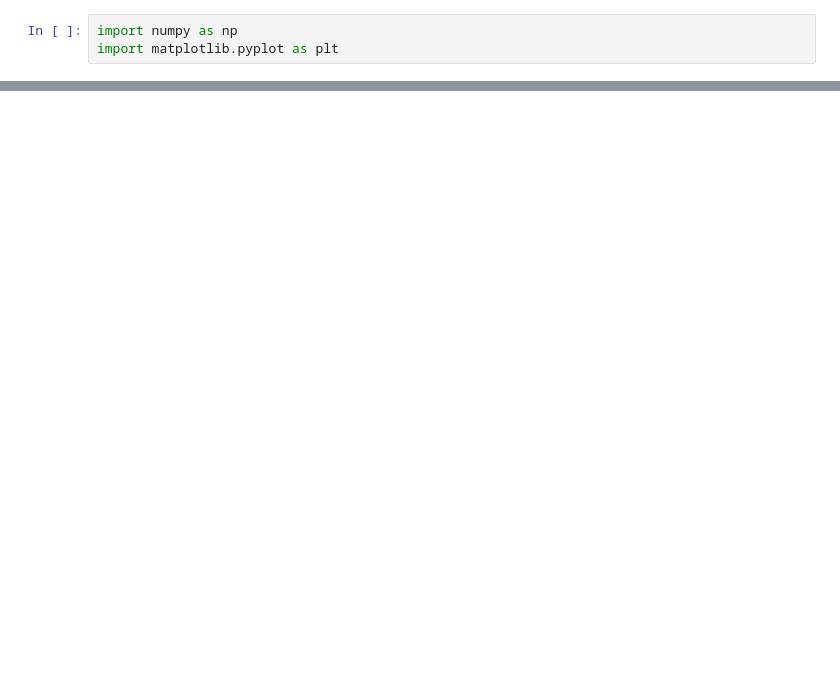
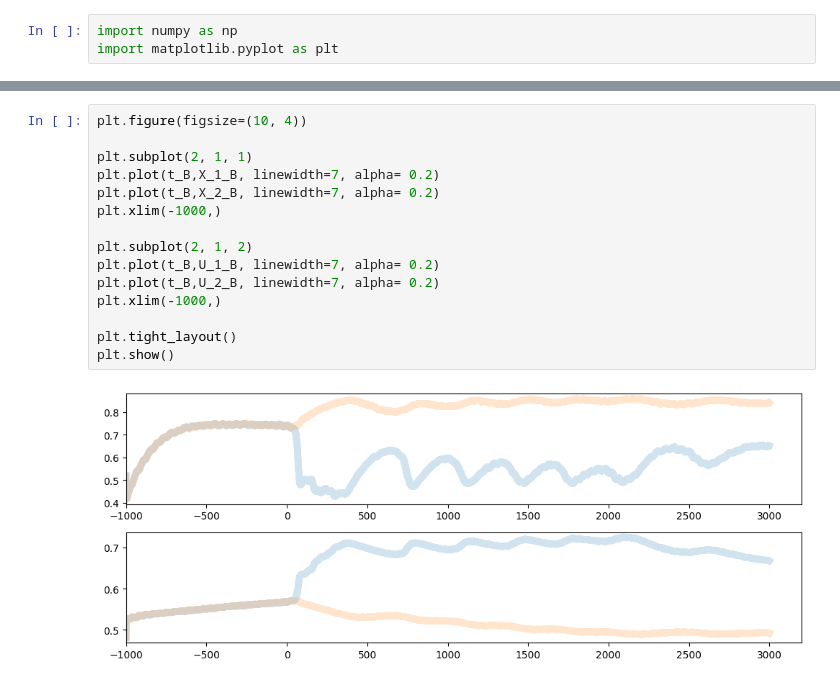
Before and after one commit to fnocampo04/neuroscience_project, a Jupyter notebook: Jupyter_Views/NeuralNetworkFig3.ipynb, the cells around one changed output, grey strips where cells are left out. Saved outputs shown, nothing was run; the diff lists cells and outputs as text; blank space fills up the shorter version.

```diff
--- a/Jupyter_Views/NeuralNetworkFig3.ipynb
+++ b/Jupyter_Views/NeuralNetworkFig3.ipynb
@@ -35 +72,18 @@ plt.plot(t,X_2)
+# %%
+plt.figure(figsize=(10, 4))
+
+plt.subplot(2, 1, 1)
+plt.plot(t_B,X_1_B, linewidth=7, alpha= 0.2)
+plt.plot(t_B,X_2_B, linewidth=7, alpha= 0.2)
+plt.xlim(-1000,)
+
+plt.subplot(2, 1, 2)
+plt.plot(t_B,U_1_B, linewidth=7, alpha= 0.2)
+plt.plot(t_B,U_2_B, linewidth=7, alpha= 0.2)
+plt.xlim(-1000,)
+
+plt.tight_layout()
+plt.show()
+# %% [output]
+[figure, added]
 # %%
```
Also changed, not shown: parts of 18 cells of this notebook, 34 other files.
